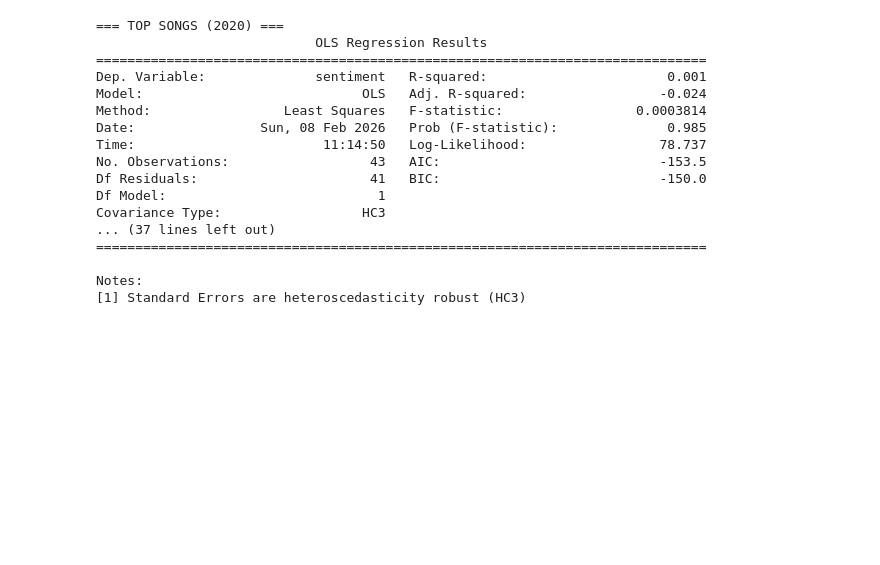
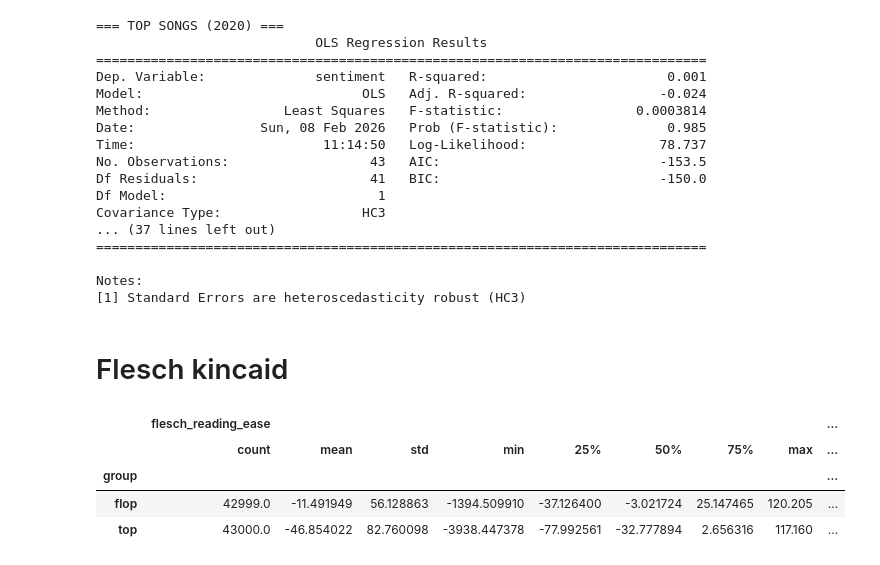
Before and after one commit to Isahrv/nlp_lyrics_analysis, a Jupyter notebook: code_pop.ipynb, the cells around one changed output. Saved outputs shown, nothing was run; the diff lists cells and outputs as text; code cells hidden in the pictures; blank space fills up the shorter version.

```diff
--- a/code_pop.ipynb
+++ b/code_pop.ipynb
@@ -1124,3 +1125,5 @@ Covariance Type:                  HC3
 
 Notes:
 [1] Standard Errors are heteroscedasticity robust (HC3)
+# %% [markdown]
+# Flesch kincaid
@@ -1126,0 +1150,11 @@ Notes:
+# %%
+df_all.groupby("group")[[
+    "flesch_reading_ease",
+    "flesch_kincaid_grade"
+]].describe()
+# %% [output]
+|  | flesch_reading_ease |  |  |  |  |  |  |  | ... |
+|  | count | mean | std | min | 25% | 50% | 75% | max | ... |
+| group |  |  |  |  |  |  |  |  | ... |
+| flop | 42999.0 | -11.491949 | 56.128863 | -1394.509910 | -37.126400 | -3.021724 | 25.147465 | 120.205 | ... |
+| top | 43000.0 | -46.854022 | 82.760098 | -3938.447378 | -77.992561 | -32.777894 | 2.656316 | 117.160 | ... |
```
Also changed, not shown: parts of 6 cells of this notebook, 2 other files.
